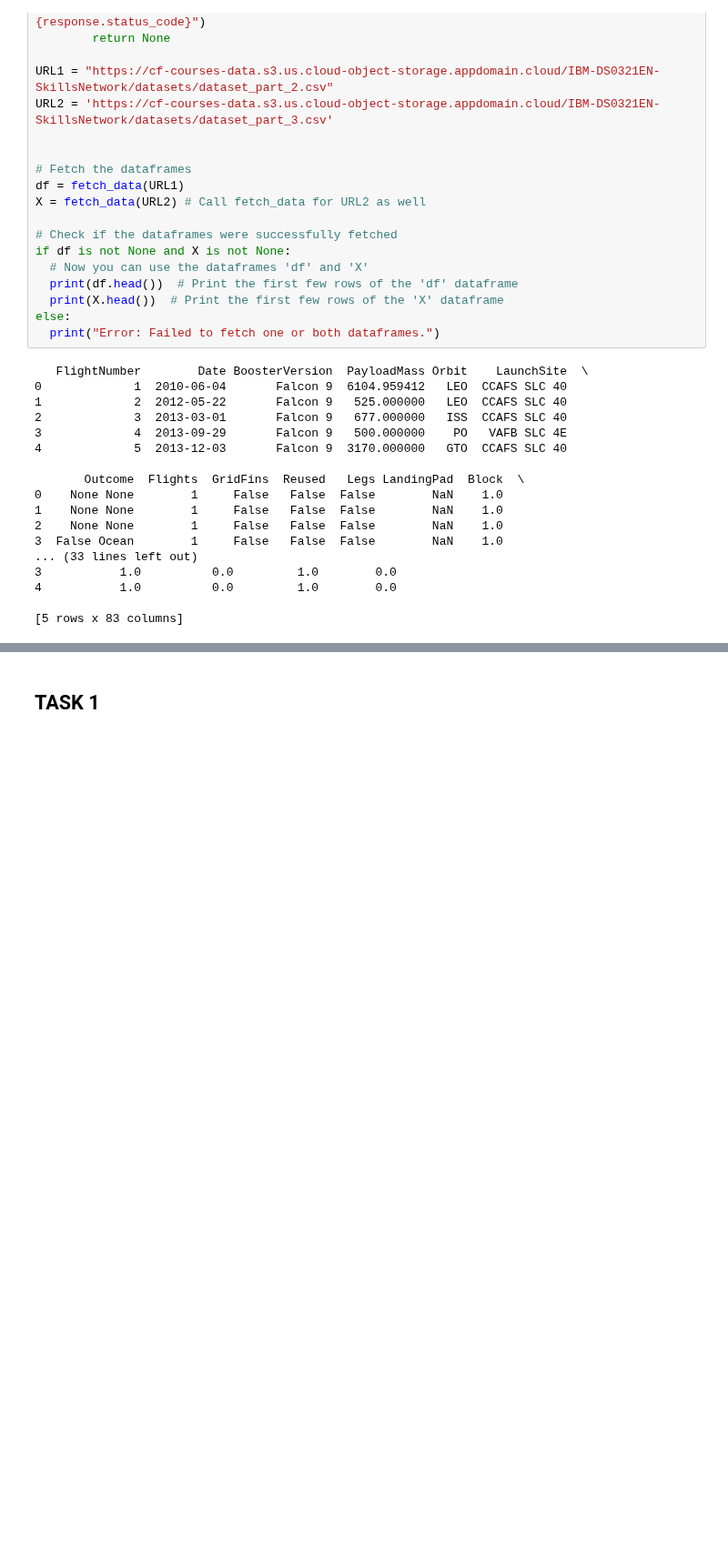
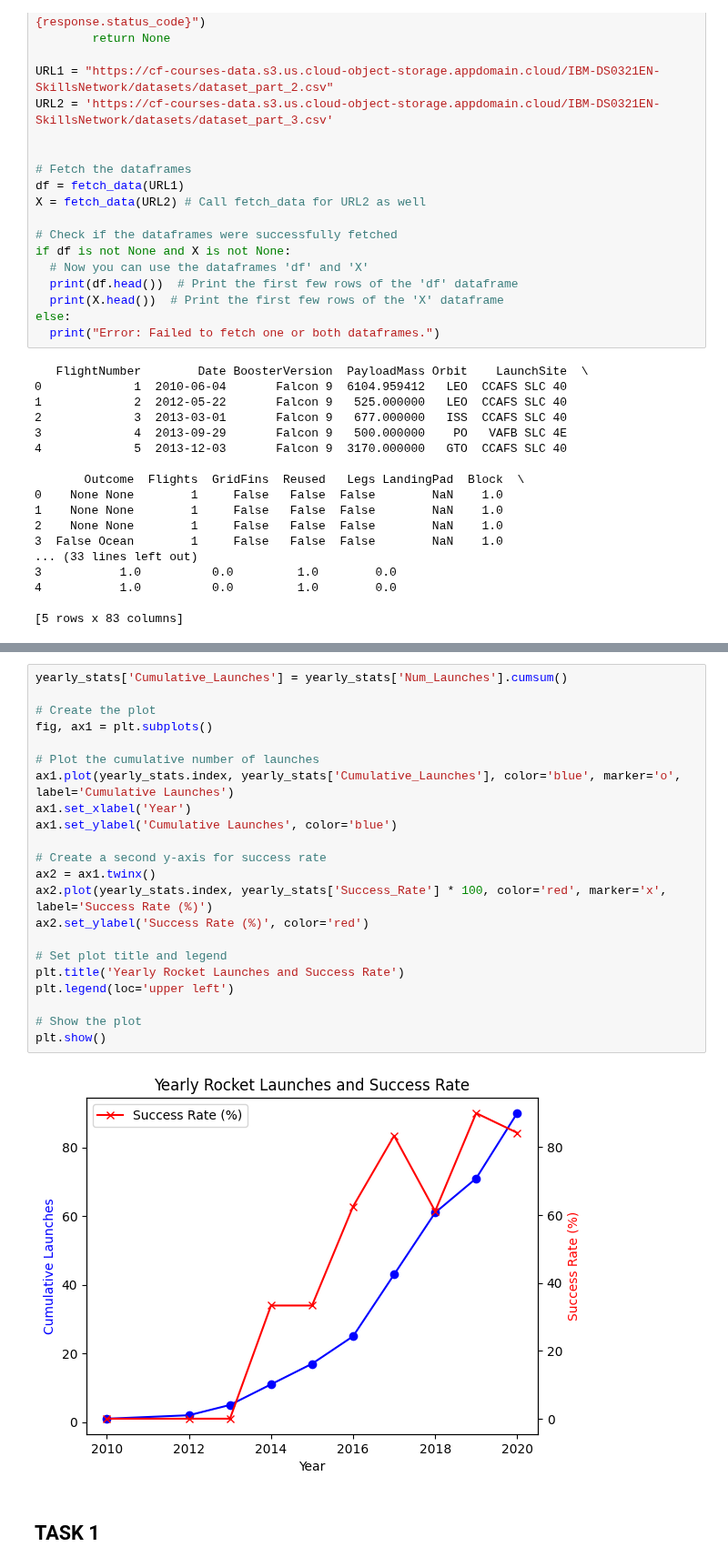
Before and after one commit to SPtestZ7Z/Capstone, a Jupyter notebook: Module_4_Machine_Learning_Prediction_(Colab_version).ipynb, the cells around one changed output, grey strips where cells are left out. Shown at 91% size. Cells and saved outputs as stored; diff of their text form; blank space fills up the shorter version.

```diff
--- a/Module_4_Machine_Learning_Prediction_(Colab_version).ipynb
+++ b/Module_4_Machine_Learning_Prediction_(Colab_version).ipynb
@@ -219,3 +258,27 @@ else:
+# %%
+yearly_stats['Cumulative_Launches'] = yearly_stats['Num_Launches'].cumsum()
+
+# Create the plot
+fig, ax1 = plt.subplots()
+
+# Plot the cumulative number of launches
+ax1.plot(yearly_stats.index, yearly_stats['Cumulative_Launches'], color='blue', marker='o', label='Cumulative Launches')
+ax1.set_xlabel('Year')
+ax1.set_ylabel('Cumulative Launches', color='blue')
+
+# Create a second y-axis for success rate
+ax2 = ax1.twinx()
+ax2.plot(yearly_stats.index, yearly_stats['Success_Rate'] * 100, color='red', marker='x', label='Success Rate (%)')
+ax2.set_ylabel('Success Rate (%)', color='red')
+
+# Set plot title and legend
+plt.title('Yearly Rocket Launches and Success Rate')
+plt.legend(loc='upper left')
+
+# Show the plot
+plt.show()
+# %% [output]
+[figure, added]
 # %% [markdown]
 ## TASK  1
 # %% [markdown]
```
Also changed, not shown: parts of 5 cells of this notebook.
